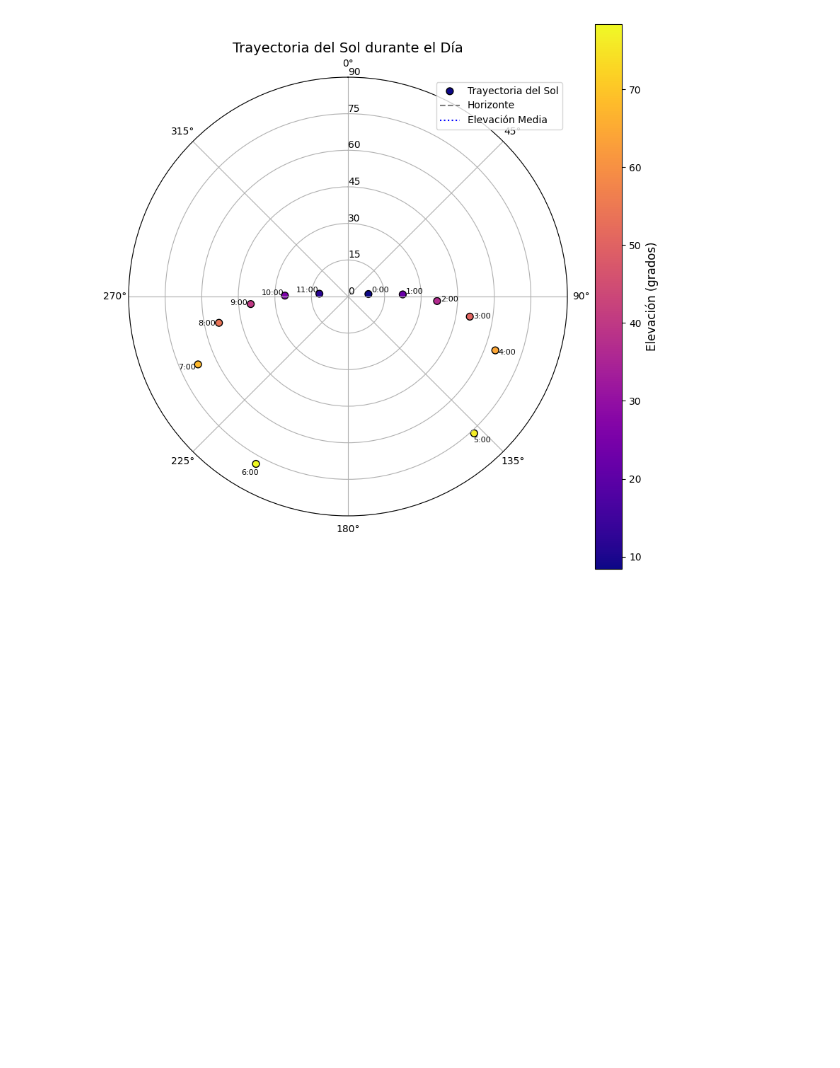
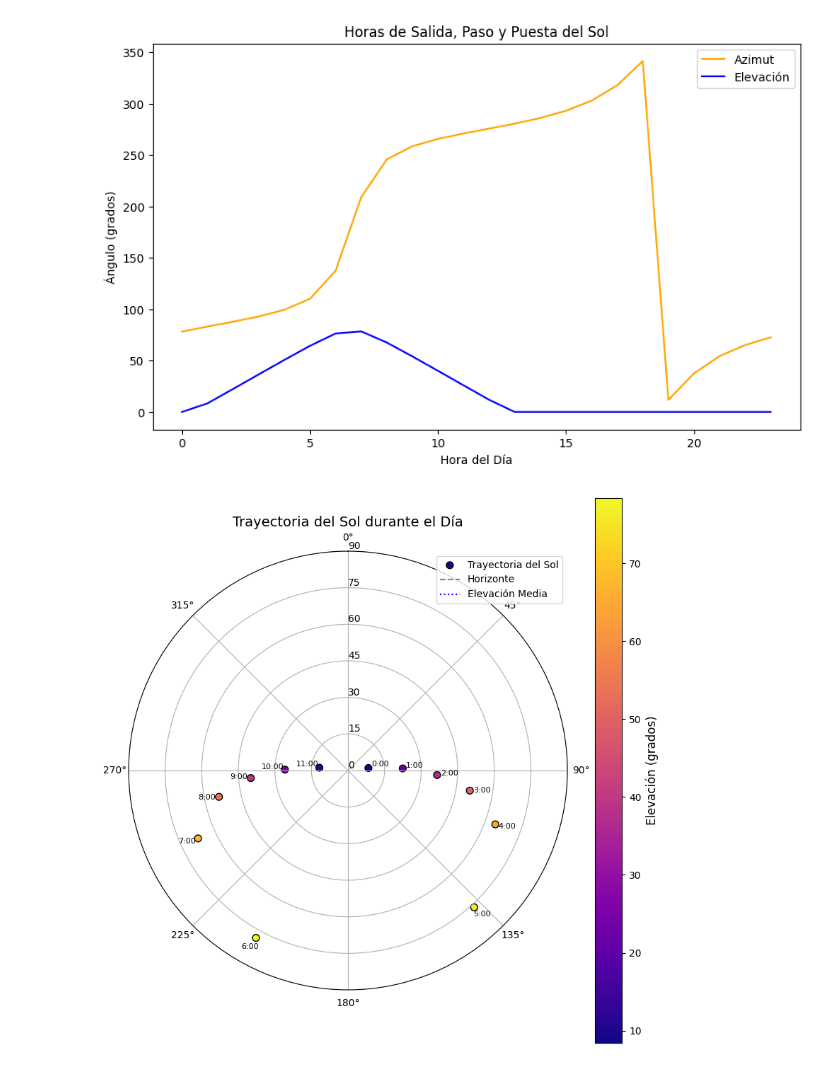
Before and after one commit to snappiermars/SunAE, a Jupyter notebook: sunae.ipynb, the cells around one changed output. Saved outputs shown, nothing was run; the diff lists cells and outputs as text; code cells hidden in the pictures; blank space fills up the shorter version.

```diff
--- a/sunae.ipynb
+++ b/sunae.ipynb
@@ -21,3 +87,28 @@ def check_finite_values(azimuths, elevations):
+# %%
+def plot_solar_hourly_chart(azimuths, elevations):
+    """Grafica las horas de salida, paso y puesta del sol durante el año."""
+
+    fig, ax = plt.subplots(figsize=(10, 6))
+
+    # Datos de ejemplo
+    hours = np.arange(0, 24)
+    azimuths = [78.11, 83.09, 87.81, 92.89, 99.37, 110.08, 137.32, 208.80, 245.65, 258.47, 265.58, 270.87, 275.60, 280.43, 285.96, 292.95, 302.71, 317.70, 341.28, 11.68, 37.55, 54.35, 65.13, 72.65]
+    elevations = [0.0, 8.43, 22.46, 36.59, 50.64, 64.33, 76.33, 78.36, 67.53, 54.04, 40.03, 25.90, 11.81, 0.0, 0.0, 0.0, 0.0, 0.0, 0.0, 0.0, 0.0, 0.0, 0.0, 0.0]
+
+    ax.plot(hours, azimuths, label='Azimut', color='orange')
+    ax.plot(hours, elevations, label='Elevación', color='blue')
+
+    # Configurar el gráfico
+    ax.set_xlabel('Hora del Día')
+    ax.set_ylabel('Ángulo (grados)')
+    ax.set_title('Horas de Salida, Paso y Puesta del Sol')
+    ax.legend()
+
+    plt.show()
+
+plot_solar_hourly_chart(azimuths, elevations)
+# %% [output]
+[figure, added]
 # %%
 def plot_solar_trajectory(azimuths, elevations):
     """Grafica la trayectoria del Sol durante el día en una gráfica polar."""
```
Also changed, not shown: parts of 3 cells of this notebook, 1 other file.
